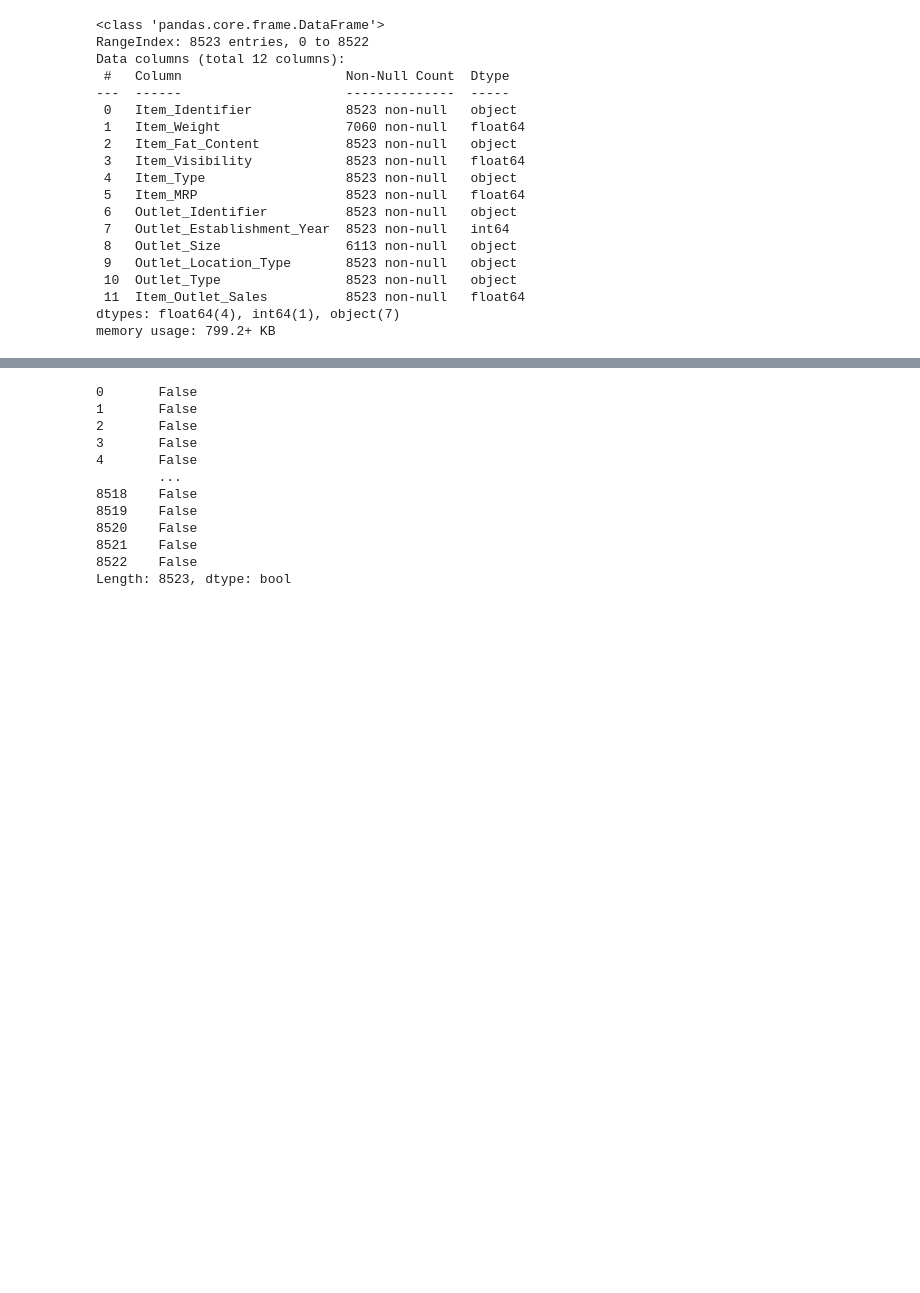
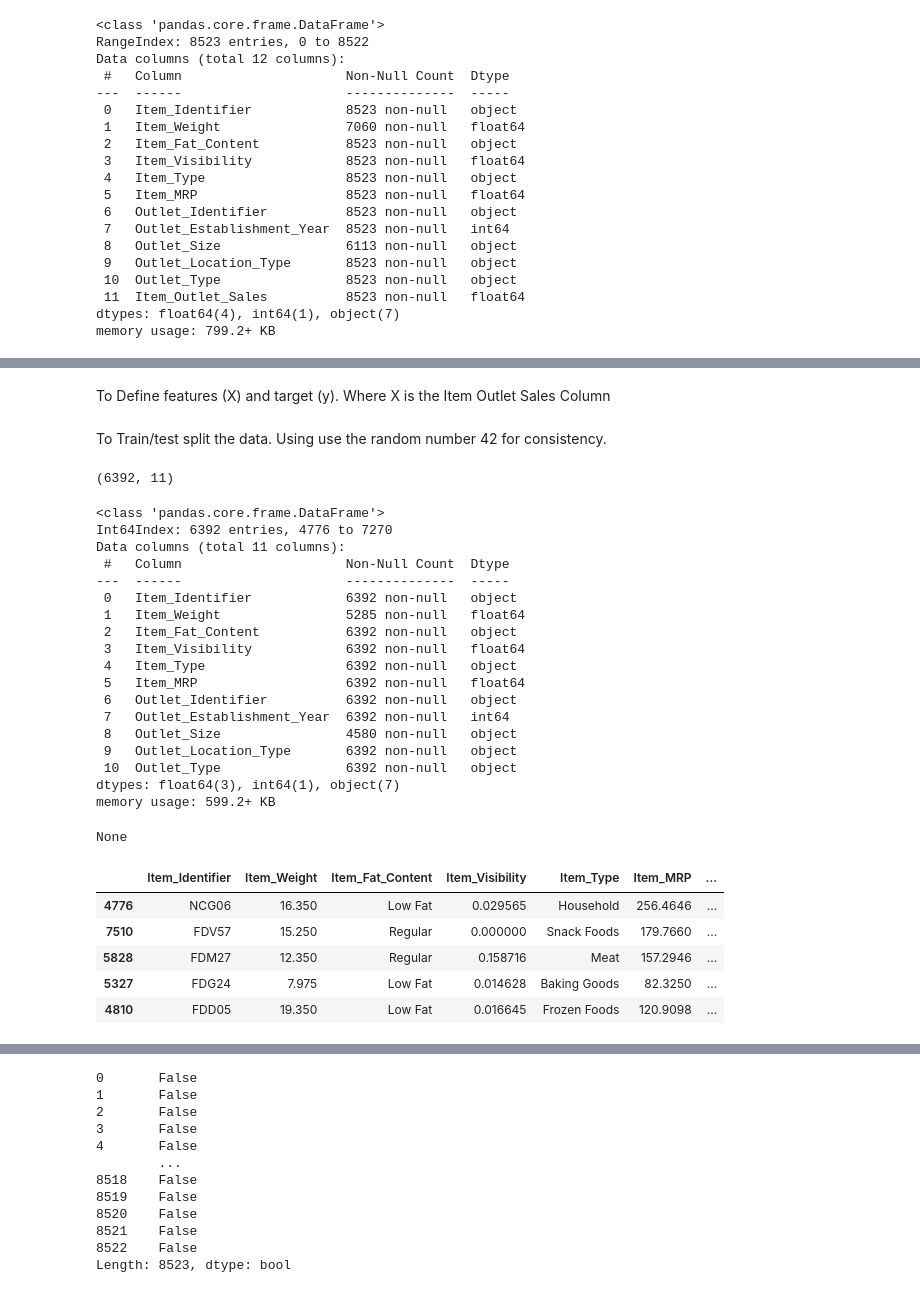
Before and after one commit to Swaghanaian/Food-Sales-Predictions, a Jupyter notebook: Food_Sales_Predictions.ipynb, the cells around one changed output, grey strips where cells are left out. Saved outputs shown, nothing was run; the diff lists cells and outputs as text; code cells hidden in the pictures; blank space fills up the shorter version.

```diff
--- a/Food_Sales_Predictions.ipynb
+++ b/Food_Sales_Predictions.ipynb
@@ -41,0 +53,47 @@ memory usage: 799.2+ KB
+# %%
+df_ml = df.copy()
+# %% [markdown]
+To Define features (X) and target (y). Where X is the Item Outlet Sales Column
+# %%
+target = df_ml['Item_Outlet_Sales']
+X = df_ml.drop('Item_Outlet_Sales', axis=1)
+y = target
+# %% [markdown]
+To Train/test split the data. Using use the random number 42 for consistency.
+# %%
+#Split
+X_train, X_test, y_train, y_test = train_test_split(X, y, random_state=42)
+X_train.shape
+# %% [output]
+(6392, 11)
+# %%
+## Checking Datatypes
+
+display(X_train.info())
+X_train.head()
+# %% [output]
+<class 'pandas.core.frame.DataFrame'>
+Int64Index: 6392 entries, 4776 to 7270
+Data columns (total 11 columns):
+ #   Column                     Non-Null Count  Dtype
+---  ------                     --------------  -----
+ 0   Item_Identifier            6392 non-null   object
+ 1   Item_Weight                5285 non-null   float64
+ 2   Item_Fat_Content           6392 non-null   object
+ 3   Item_Visibility            6392 non-null   float64
+ 4   Item_Type                  6392 non-null   object
+ 5   Item_MRP                   6392 non-null   float64
+ 6   Outlet_Identifier          6392 non-null   object
+ 7   Outlet_Establishment_Year  6392 non-null   int64
+ 8   Outlet_Size                4580 non-null   object
+ 9   Outlet_Location_Type       6392 non-null   object
+ 10  Outlet_Type                6392 non-null   object
+dtypes: float64(3), int64(1), object(7)
+memory usage: 599.2+ KB
+None
+|  | Item_Identifier | Item_Weight | Item_Fat_Content | Item_Visibility | Item_Type | Item_MRP | ... |
+| 4776 | NCG06 | 16.350 | Low Fat | 0.029565 | Household | 256.4646 | ... |
+| 7510 | FDV57 | 15.250 | Regular | 0.000000 | Snack Foods | 179.7660 | ... |
+| 5828 | FDM27 | 12.350 | Regular | 0.158716 | Meat | 157.2946 | ... |
+| 5327 | FDG24 | 7.975 | Low Fat | 0.014628 | Baking Goods | 82.3250 | ... |
+| 4810 | FDD05 | 19.350 | Low Fat | 0.016645 | Frozen Foods | 120.9098 | ... |
```
Also changed, not shown: parts of 24 cells of this notebook.
